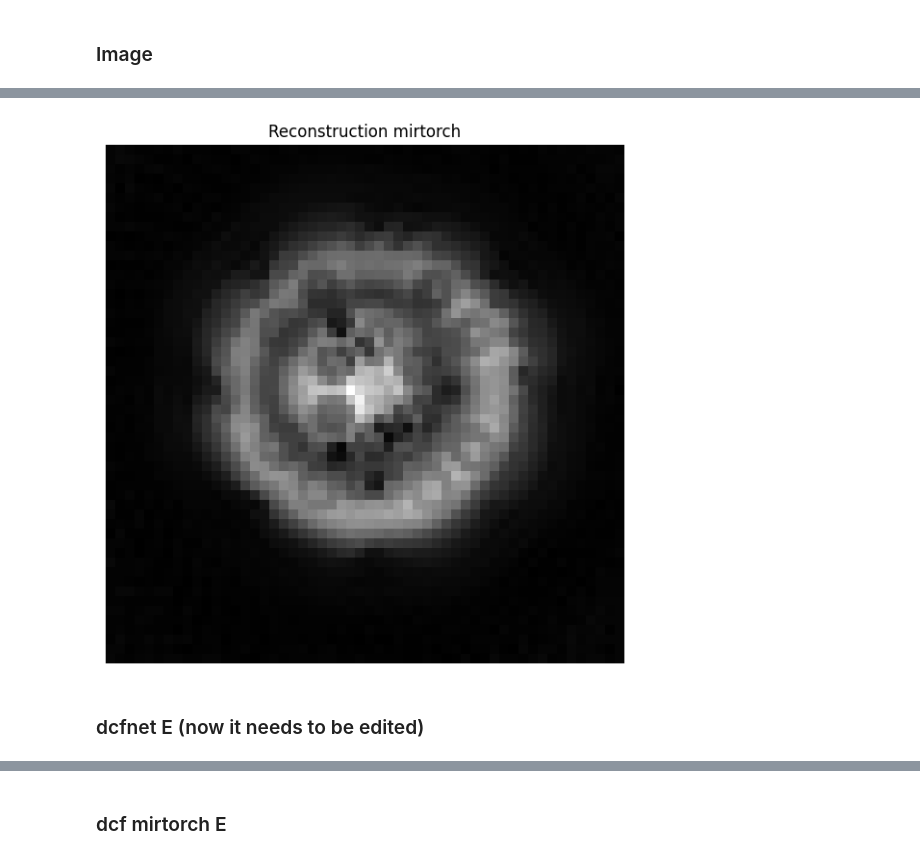
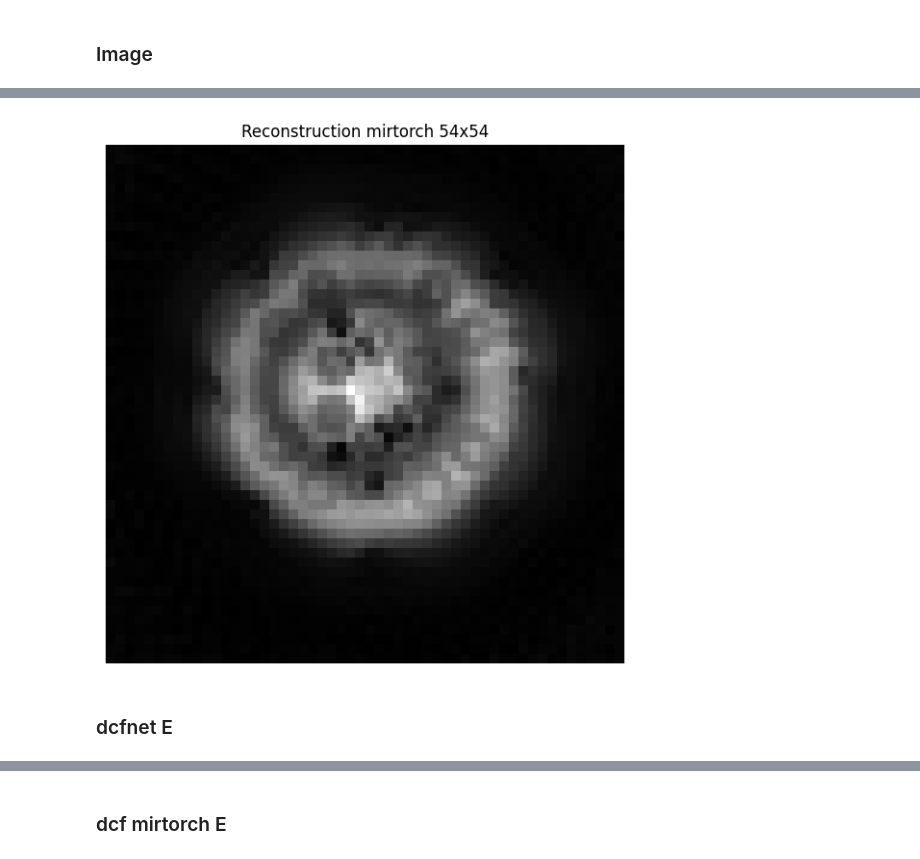
Before and after one commit to frank-roesler/MR_Trajectory_Fit, a Jupyter notebook: recon.ipynb, the cells around one changed output, grey strips where cells are left out. Saved outputs shown, nothing was run; the diff lists cells and outputs as text; code cells hidden in the pictures.

```diff
--- a/recon.ipynb
+++ b/recon.ipynb
@@ -212,7 +212,7 @@ class ImageRecon:
         I0 = Nop_sorted.H * (dcf * sampled)
         I0 = torch.flip(torch.rot90(I0.abs(), k=1, dims=(2, 3)),dims=[2]).squeeze()
 
-        return I0
+        return dcf, I0
 
     def reconstruct_img_dcfnet(self, rosette_orig, rosette_sorted, sampled):
         rosette_orig = rosette_orig.squeeze() / self.kmax_img * torch.pi
@@ -241,7 +241,7 @@ class ImageRecon:
         I0 = kbnufft.adjoint(rosette_sorted,(sampled * dcf).squeeze(0)).unsqueeze(0)
         I0 = torch.flip( torch.rot90(I0.abs(), k=1, dims=(2, 3)),dims=[2]).squeeze()
 
-        return I0
+        return dcf, I0
 
     def normalize_dcf(self, dcf, ktraj, im_size):
         x = torch.ones(1, *im_size, device=dcf.device) + 0j
@@ -274,7 +274,7 @@ Calculated kmax_img: 0.1205 1/m
 # %%
 images_coils = []
 for i in range(N_COILS):
-    image_coil = recon.reconstruct_img_dcfnet(rosette_orig_tensor, rosette_resort_tensor, sampled_tensor[i])
+    _, image_coil = recon.reconstruct_img_dcfnet(rosette_orig_tensor, rosette_resort_tensor, sampled_tensor[i])
     images_coils.append(image_coil.detach().cpu().numpy())
 
 images_coils = np.array(images_coils)
@@ -283,7 +283,7 @@ plt.figure(figsize=(7, 7))
 #vmax = np.percentile(image_scaled, 99.5)
 #plt.imshow(image_scaled, cmap="gray", origin="lower", vmin=0, vmax=vmax)
 plt.imshow(image_rss, cmap="gray", origin="lower")
-plt.title("Reconstruction dcfnet")
+plt.title(f"Reconstruction dcfnet {new_params['img_size']}x{new_params['img_size']}")
 plt.axis("off")
 plt.savefig(f"{saving_folder}/dcfnet.png", bbox_inches='tight', pad_inches=0)
 plt.show()
@@ -292,20 +292,20 @@ plt.show()
 # %%
 images_coils = []
 for i in range(N_COILS):
-    image_coil = recon.reconstruct_img_mirtorch(rosette_orig_tensor, rosette_resort_tensor, sampled_tensor[i])
+    _, image_coil = recon.reconstruct_img_mirtorch(rosette_orig_tensor, rosette_resort_tensor, sampled_tensor[i])
     images_coils.append(image_coil.detach().cpu().numpy())
 
 images_coils = np.array(images_coils)
 image_rss = np.sqrt(np.sum(np.abs(images_coils)**2, axis=0))
 plt.figure(figsize=(7, 7))
 #vmax = np.percentile(image_scaled, 99.5)
 #plt.imshow(image_scaled, cmap="gray", origin="lower", vmin=0, vmax=vmax)
 plt.imshow(image_rss, cmap="gray", origin="lower")
-plt.title("Reconstruction mirtorch")
+plt.title(f"Reconstruction mirtorch {new_params['img_size']}x{new_params['img_size']}")
 plt.axis("off")
 plt.savefig(f"{saving_folder}/mirtorch.png", bbox_inches='tight', pad_inches=0)
 plt.show()
 # %% [output]
-[figure, old version]
+[figure, new version]
 # %% [markdown]
-### dcfnet E (now it needs to be edited)
+### dcfnet E
```
Also changed, not shown: parts of 9 cells of this notebook, 3 other files.
